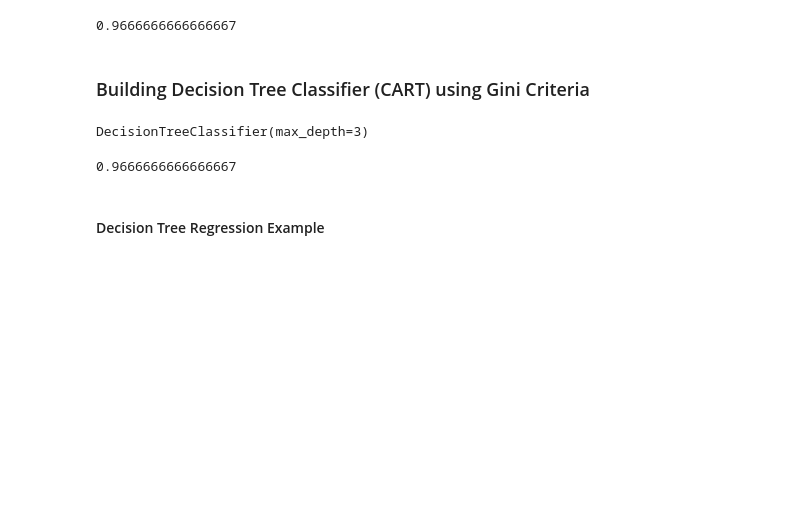
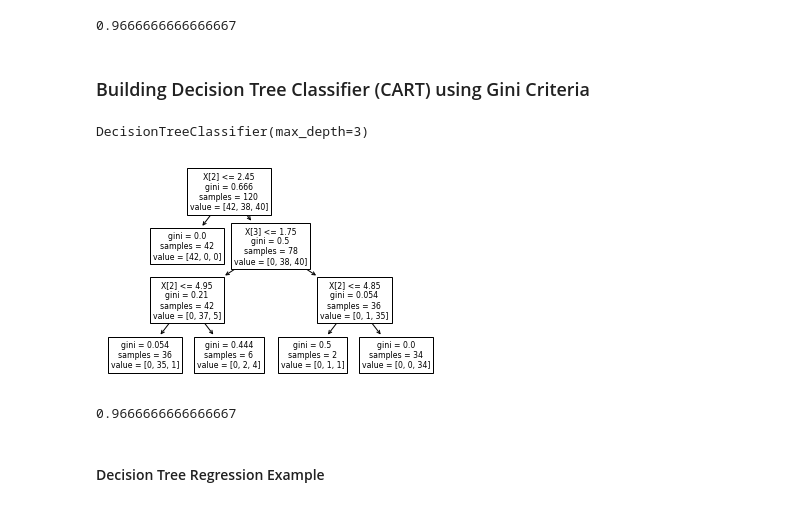
Before and after one commit to Sourav-Manik/Python_for_Data_Science, a Jupyter notebook: Decision_Tree_C5_0_CART.ipynb, the cells around one changed output. Saved outputs shown, nothing was run; the diff lists cells and outputs as text; code cells hidden in the pictures; blank space fills up the shorter version.

```diff
--- a/Decision_Tree_C5_0_CART.ipynb
+++ b/Decision_Tree_C5_0_CART.ipynb
@@ -12,7 +12,7 @@ from sklearn.metrics import classification_report
 from sklearn import preprocessing
 # %%
 # import some data to play with
-iris = pd.read_csv('/content/iris.csv',index_col=0)
+iris = pd.read_csv('iris.csv',index_col=0)
 # %%
 iris.head()
 # %% [output]
@@ -137,6 +137,11 @@ model_gini = DecisionTreeClassifier(criterion='gini', max_depth=3)
 model_gini.fit(x_train, y_train)
 # %% [output]
 DecisionTreeClassifier(max_depth=3)
+# %%
+#PLot the decision tree
+tree.plot_tree(model_gini);
+# %% [output]
+[figure, added]
 # %%
 #Prediction and computing the accuracy
 pred=model.predict(x_test)
```
Also changed, not shown: parts of 4 cells of this notebook.
